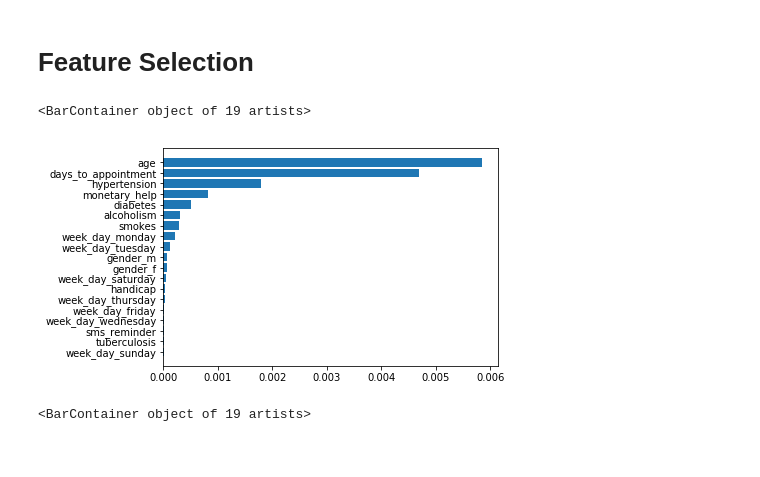
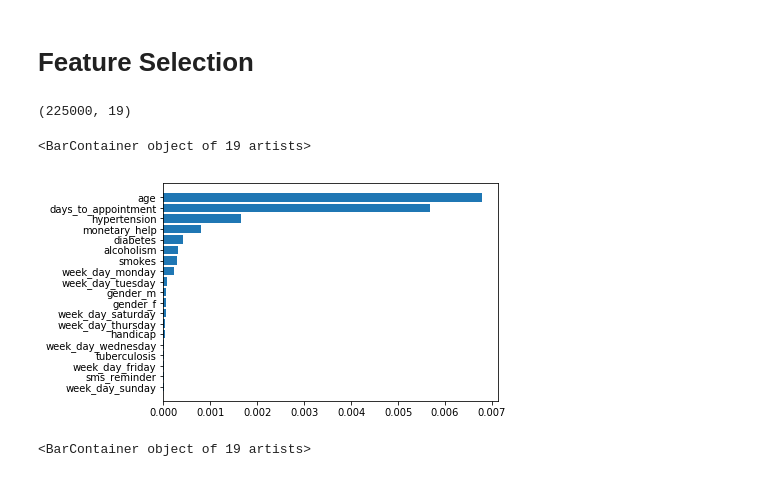
Before and after one commit to edvalente/mlnd-capstone-project, a Jupyter notebook: notebooks/capstone-scrapbook.ipynb, the cells around one changed output. Saved outputs shown, nothing was run; the diff lists cells and outputs as text; code cells hidden in the pictures.

```diff
--- a/notebooks/capstone-scrapbook.ipynb
+++ b/notebooks/capstone-scrapbook.ipynb
@@ -309,15 +309,20 @@ def intersect_features(table1, table2, fraction):
     features_j = filter_relevant_features(table2, fraction)
 
     return list(set(features_i) & set(features_j))
+# %%
+train_test_data['X_train'].shape
+# %% [output]
+(225000, 19)
 # %%
+from helper import intersect_features
 from sklearn.feature_selection import mutual_info_classif
 
 discrete_idx = [i for i in range(2, 19)]
-selection_scores = mutual_info_classif(X, y, discrete_idx)
-mi_table = pd.DataFrame({'var': X.columns, 'mi': selection_scores}).sort_values('mi', ascending=True)
+selection_scores = mutual_info_classif(train_test_data['X_train'], train_test_data['y_train'], discrete_idx)
+mi_table = pd.DataFrame({'var': train_test_data['X_train'].columns, 'mi': selection_scores}).sort_values('mi', ascending=True)
 
 plt.barh(mi_table['var'], mi_table['mi'])
 # %% [output]
 <BarContainer object of 19 artists>
-[figure, old version]
+[figure, new version]
 # %%
```
Also changed, not shown: parts of 16 cells of this notebook, 1 other file.
